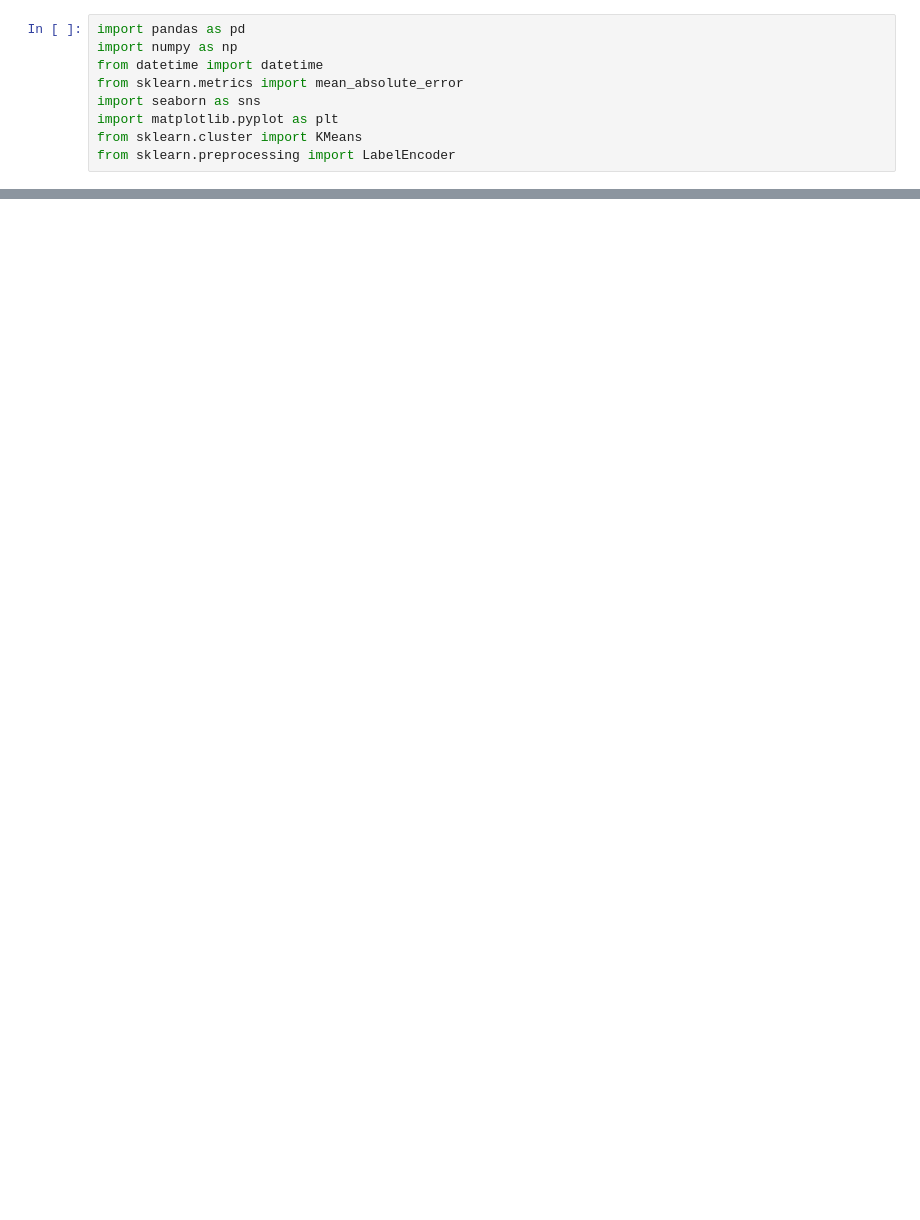
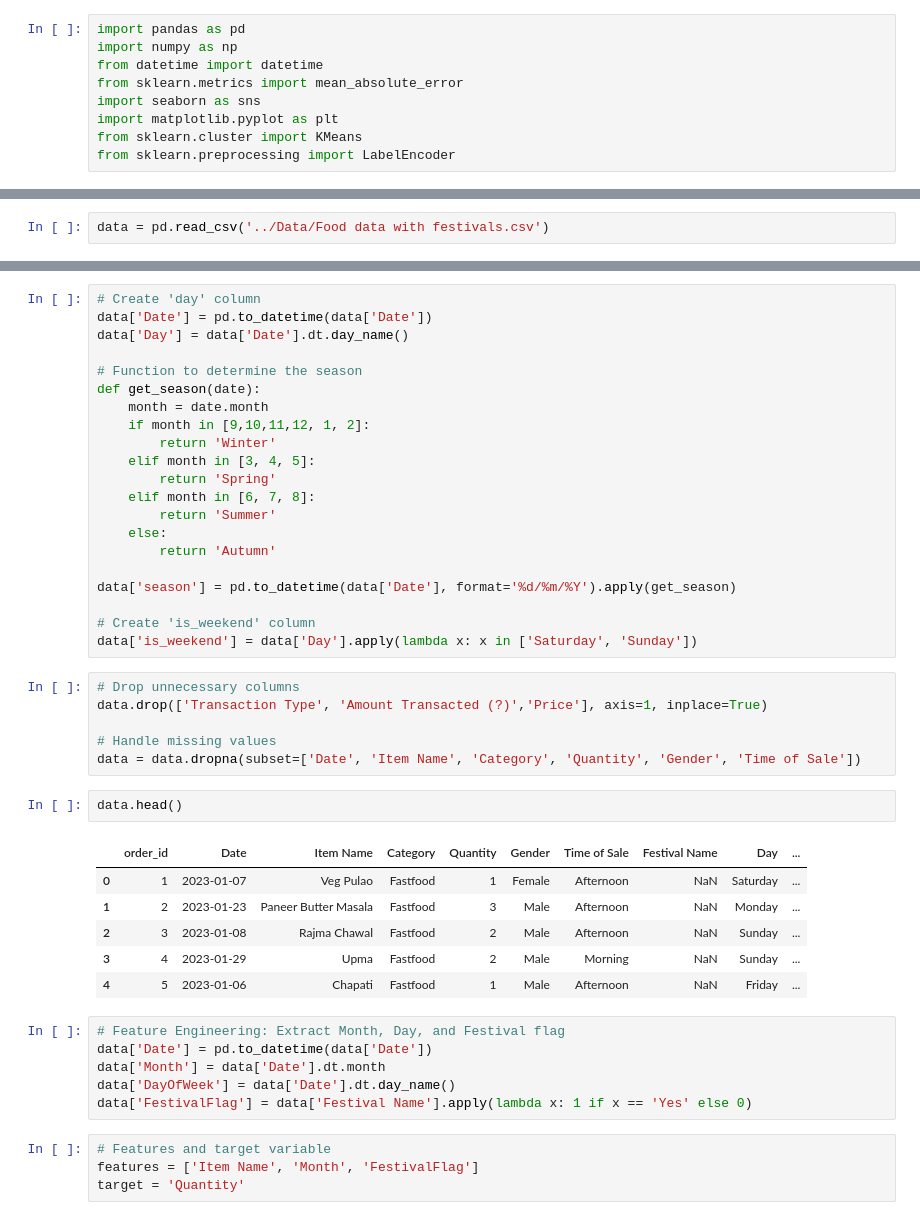
Before and after one commit to shrutibel27/BtechProject, a Jupyter notebook: notebook/usingll.ipynb, the cells around one changed output, grey strips where cells are left out. Drawn from its saved outputs; the diff is of its cells as text; blank space fills up the shorter version.

```diff
--- a/notebook/usingll.ipynb
+++ b/notebook/usingll.ipynb
@@ -46,0 +537,2 @@ KeyError: 'date'
+# %%
+data = pd.read_csv('../Data/Food data with festivals.csv')
@@ -46,0 +569,46 @@ KeyError: 'date'
+# %%
+# Create 'day' column
+data['Date'] = pd.to_datetime(data['Date'])
+data['Day'] = data['Date'].dt.day_name()
+
+# Function to determine the season
+def get_season(date):
+    month = date.month
+    if month in [9,10,11,12, 1, 2]:
+        return 'Winter'
+    elif month in [3, 4, 5]:
+        return 'Spring'
+    elif month in [6, 7, 8]:
+        return 'Summer'
+    else:
+        return 'Autumn'
+
+data['season'] = pd.to_datetime(data['Date'], format='%d/%m/%Y').apply(get_season)
+
+# Create 'is_weekend' column
+data['is_weekend'] = data['Day'].apply(lambda x: x in ['Saturday', 'Sunday'])
+# %%
+# Drop unnecessary columns
+data.drop(['Transaction Type', 'Amount Transacted (?)','Price'], axis=1, inplace=True)
+
+# Handle missing values
+data = data.dropna(subset=['Date', 'Item Name', 'Category', 'Quantity', 'Gender', 'Time of Sale'])
+# %%
+data.head()
+# %% [output]
+|  | order_id | Date | Item Name | Category | Quantity | Gender | Time of Sale | Festival Name | Day | ... |
+| 0 | 1 | 2023-01-07 | Veg Pulao | Fastfood | 1 | Female | Afternoon | NaN | Saturday | ... |
+| 1 | 2 | 2023-01-23 | Paneer Butter Masala | Fastfood | 3 | Male | Afternoon | NaN | Monday | ... |
+| 2 | 3 | 2023-01-08 | Rajma Chawal | Fastfood | 2 | Male | Afternoon | NaN | Sunday | ... |
+| 3 | 4 | 2023-01-29 | Upma | Fastfood | 2 | Male | Morning | NaN | Sunday | ... |
+| 4 | 5 | 2023-01-06 | Chapati | Fastfood | 1 | Male | Afternoon | NaN | Friday | ... |
+# %%
+# Feature Engineering: Extract Month, Day, and Festival flag
+data['Date'] = pd.to_datetime(data['Date'])
+data['Month'] = data['Date'].dt.month
+data['DayOfWeek'] = data['Date'].dt.day_name()
+data['FestivalFlag'] = data['Festival Name'].apply(lambda x: 1 if x == 'Yes' else 0)
+# %%
+# Features and target variable
+features = ['Item Name', 'Month', 'FestivalFlag']
+target = 'Quantity'
```
Also changed, not shown: parts of 56 cells of this notebook, 1 other file.
